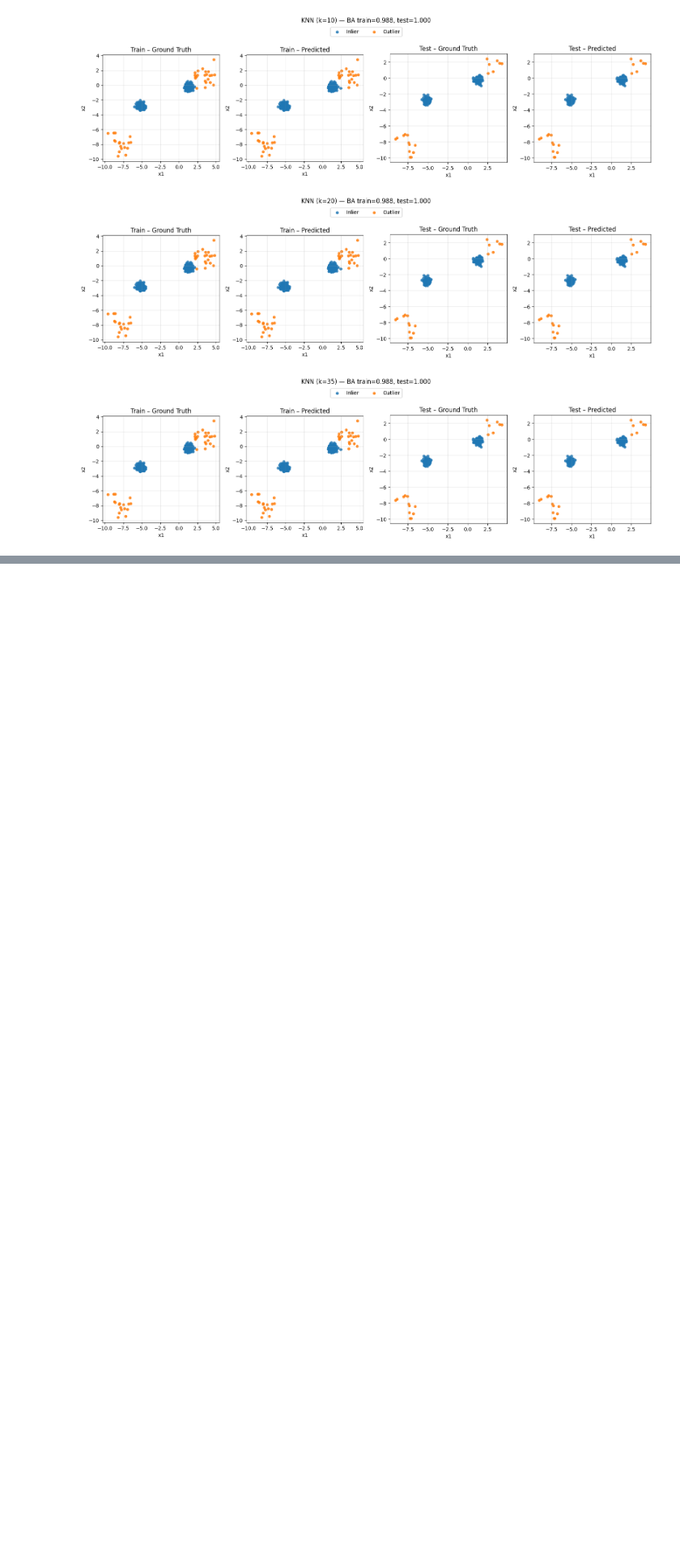
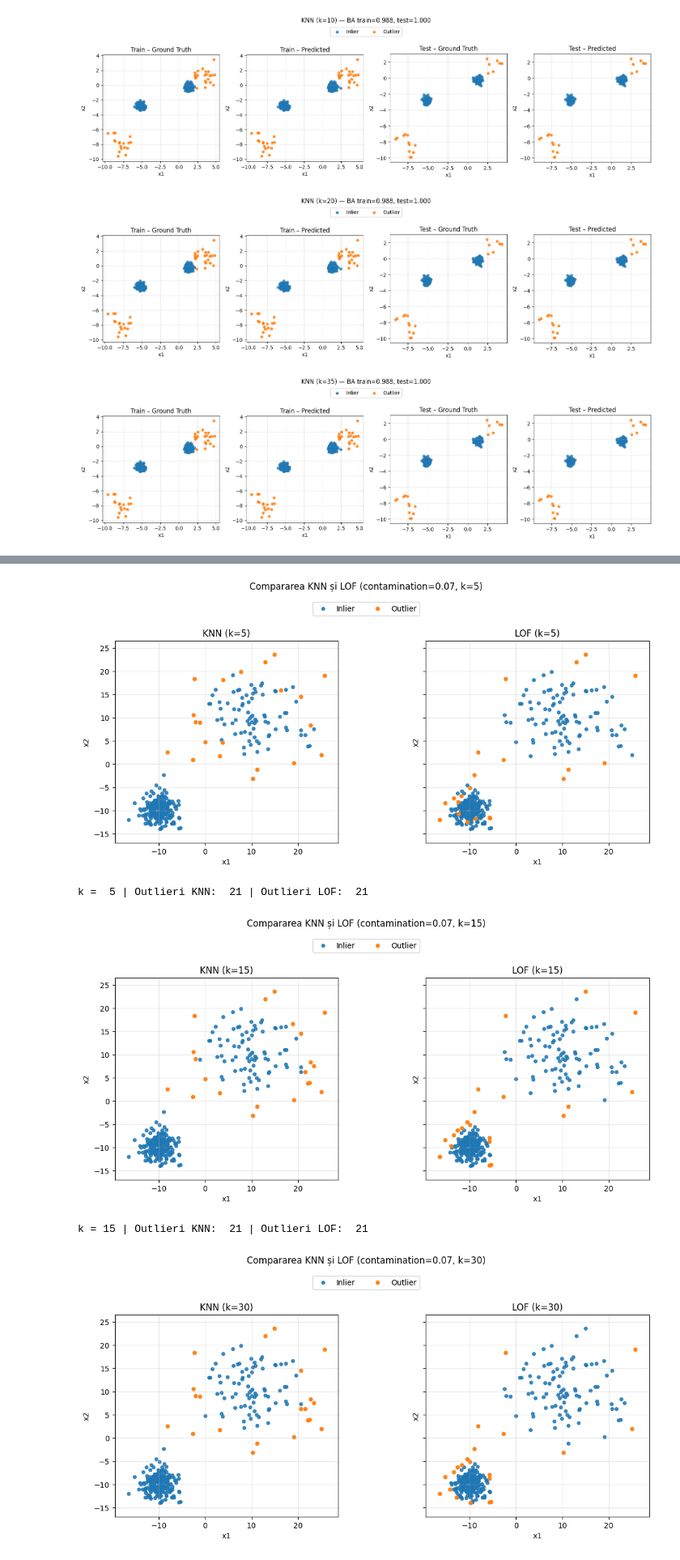
Before and after one commit to RaduRares/Anomaly-Detection, a Jupyter notebook: Lab2/lab2.ipynb, the cells around one changed output, grey strips where cells are left out. Shown at 81% size. Cells and saved outputs as stored; diff of their text form; code cells hidden in the pictures; blank space fills up the shorter version.

```diff
--- a/Lab2/lab2.ipynb
+++ b/Lab2/lab2.ipynb
@@ -290,0 +308,56 @@ Shapes: (400, 2) (200, 2) (400,) (200,)
+# %%
+X_a, _ = make_blobs(n_samples=200, centers=[(-10, -10)], cluster_std=2, n_features=2, random_state=42)
+X_b, _ = make_blobs(n_samples=100, centers=[(10, 10)],  cluster_std=6, n_features=2, random_state=43)
+X = np.vstack([X_a, X_b])
+
+x_min = X[:, 0].min() - 3
+x_max = X[:, 0].max() + 3
+y_min = X[:, 1].min() - 3
+y_max = X[:, 1].max() + 3
+
+def plot_knn_lof(X, k, contamination=0.07):
+
+    knn = KNN(n_neighbors=k, contamination=contamination)
+    lof = LOF(n_neighbors=k, contamination=contamination)
+    knn.fit(X)
+    lof.fit(X)
+
+
+    y_knn = knn.labels_
+    y_lof = lof.labels_
+
+
+    fig, axes = plt.subplots(1, 2, figsize=(12, 5), sharex=True, sharey=True)
+
+
+    def _scatter(ax, X, y, title):
+        ax.scatter(X[y == 0, 0], X[y == 0, 1], s=18, alpha=0.85, label="Inlier")
+        ax.scatter(X[y == 1, 0], X[y == 1, 1], s=22, alpha=0.95, label="Outlier")
+        ax.set_title(title)
+        ax.set_xlim(x_min, x_max)
+        ax.set_ylim(y_min, y_max)
+        ax.grid(True, alpha=0.3)
+        ax.set_aspect('equal', adjustable='box')
+        ax.set_xlabel("x1")
+        ax.set_ylabel("x2")
+
+
+    _scatter(axes[0], X, y_knn, f"KNN (k={k})")
+    _scatter(axes[1], X, y_lof, f"LOF (k={k})")
+
+
+    handles, labels = axes[0].get_legend_handles_labels()
+    fig.legend(handles, labels, loc="upper center", ncol=2, bbox_to_anchor=(0.5, 1.02))
+    fig.suptitle(f"Compararea KNN și LOF (contamination=0.07, k={k})", y=1.08, fontsize=12)
+    fig.tight_layout()
+    plt.show()
+
+    print(f"k = {k:>2} | Outlieri KNN: {y_knn.sum():3d} | Outlieri LOF: {y_lof.sum():3d}")
+for k in [5, 15, 30]:
+    plot_knn_lof(X, k)
+# %% [output]
+[figure, added]
+k =  5 | Outlieri KNN:  21 | Outlieri LOF:  21
+[figure, added]
+k = 15 | Outlieri KNN:  21 | Outlieri LOF:  21
+[figure, added]
```
Also changed, not shown: parts of 7 cells of this notebook, 1 other file.
